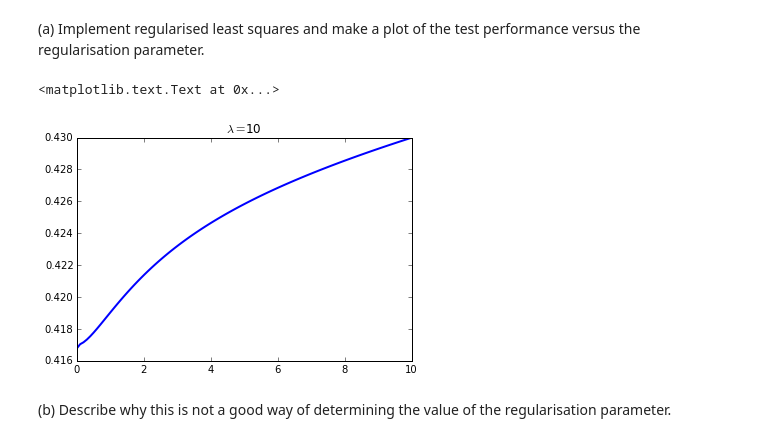
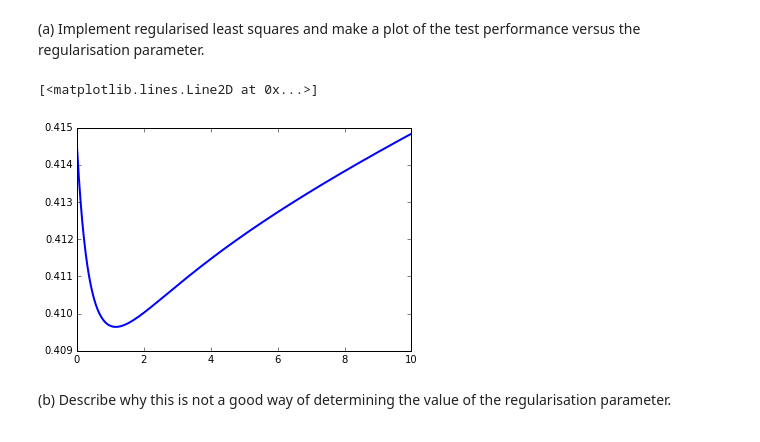
Before and after one commit to RossMeikleham/MachineLearning-Wines, a Jupyter notebook: notebook.ipynb, the cells around one changed output. Saved outputs shown, nothing was run; the diff lists cells and outputs as text; code cells hidden in the pictures.

```diff
--- a/notebook.ipynb
+++ b/notebook.ipynb
@@ -37,9 +37,11 @@ Exercise 4 (Linear Regression):
 
 (a) Randomly Select 30% of red wine data for testing, and 70% for training
 # %%
-#np.random.seed(0)
+# Set for consistancy
+np.random.seed(14324)
+
 features = red_data[:,:11]
-Features = np.hstack((np.ones_like(features[:,:1]), features))
+features = np.hstack((np.ones_like(features[:,:1]), features))
 target = red_data[:,11]
 
 #Obtain how many rows we need for training
@@ -50,3 +52,5 @@ train_rows_nums = np.random.choice(red_data.shape[0], n_train_rows, replace=Fals
 train_data = red_data[train_rows_nums]
 #The rest are test data
 test_data = np.delete(red_data, train_rows_nums, axis=0)
+test_features = np.delete(features, train_rows_nums, axis=0)
+test_target = np.delete(target, train_rows_nums, axis=0)
@@ -86,10 +88,11 @@ Mean squared error is a relative measurement, so the only way to decide if it's
 (e) Implement your benchmark
 # %%
 #Work out optimal value of w
-w = np.linalg.solve(np.dot(Features.T, Features),
-                    np.dot(Features.T, target))
+w = np.linalg.solve(np.dot(X.T, X), np.dot(X.T, y))
+w = np.linalg.solve(np.dot(features.T, features),
+                    np.dot(features.T, target))
 actual = target
-predictions = np.dot(Features, w)
+predictions = np.dot(features, w)
 msq = ((actual - predictions)**2).mean()
 print(msq)
 # %% [output]
@@ -102,23 +105,26 @@ print(msq)
 (a) Implement regularised least squares and make a plot of the test performance versus the
 regularisation parameter.
 # %%
-msqes = []
-lambs = np.linspace(0.0, 10.0, num=100)
-dims = Features.shape[1]
+x = train_data[:,:11]
+y = train_data[:,11]
+X = np.hstack((np.ones_like(x[:,:1]), x))
+
+dims = X.shape[1]
+msq_errs = []
+lambs = np.linspace(0, 10.0, num=1000)
+
 for lamb in lambs:
-    w = np.linalg.solve(np.dot(Features.T, Features) + lamb*np.identity(dims),
-                        np.dot(Features.T, target))
-    f_test = np.dot(Features, w)
-    actual = target
-    msq = ((actual - f_test)**2).mean()
-    msqes.append(msq)
+    w = np.linalg.solve(np.dot(X.T, X) + lamb*np.identity(dims),
+                        np.dot(X.T, y))
+    f_test = np.dot(test_features, w)
+    msq_err = ((test_target - f_test)**2).mean()
+    msq_errs.append(msq_err)
 
 plt.figure()
-plt.plot(lambs, msqes,'b-',linewidth=2)
-plt.title(title)
+plt.plot(lambs, msq_errs,'b-',linewidth=2)
 # %% [output]
-<matplotlib.text.Text at 0x...>
+[<matplotlib.lines.Line2D at 0x...>]
-[figure, old version]
+[figure, new version]
 # %% [markdown]
 (b) Describe why this is not a good way of determining the value of the regularisation
 parameter.
```
Also changed, not shown: parts of 4 cells of this notebook.
